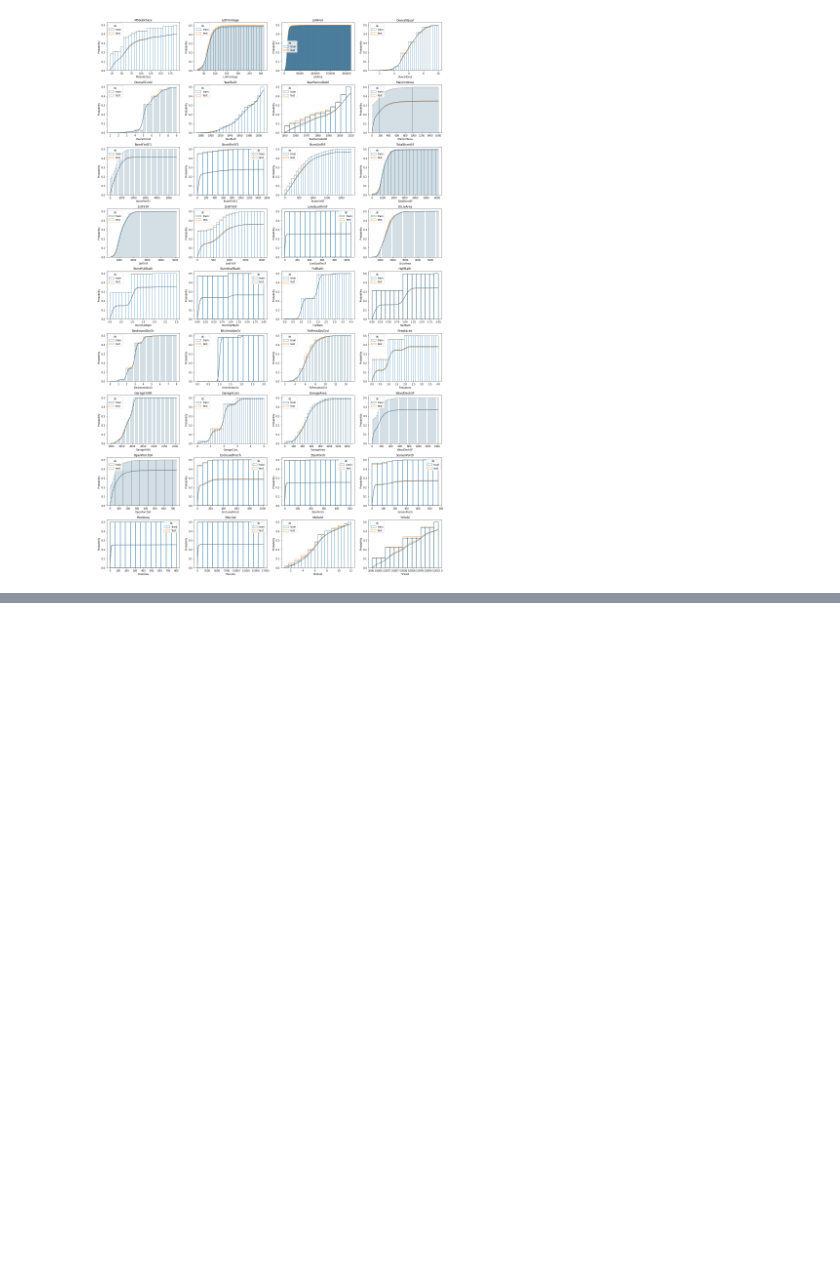
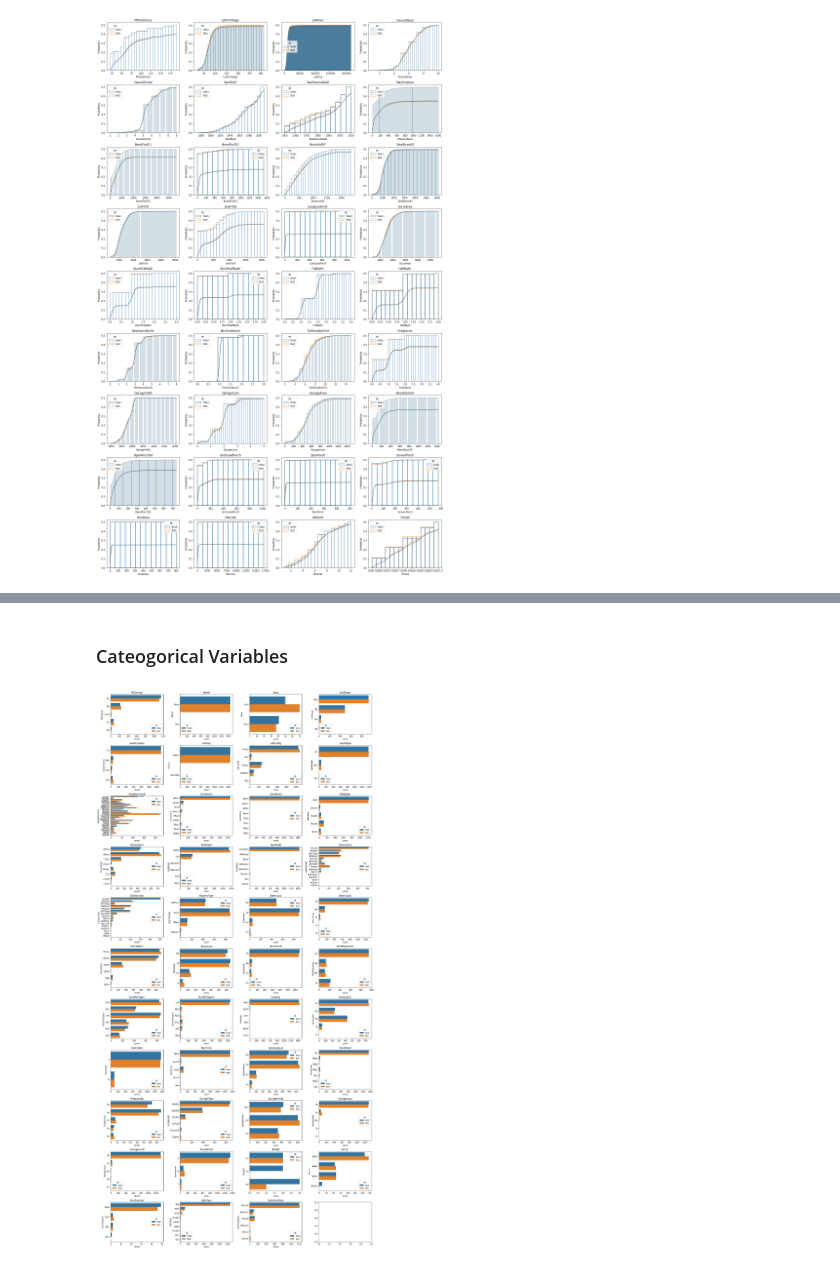
Before and after one commit to Armenian-Data-Science-Community/house-price-prediction, a Jupyter notebook: notebooks/eda.ipynb, the cells around one changed output, grey strips where cells are left out. Drawn from its saved outputs; the diff is of its cells as text; code cells hidden in the pictures; blank space fills up the shorter version.

```diff
--- a/notebooks/eda.ipynb
+++ b/notebooks/eda.ipynb
@@ -72,3 +72,3 @@ plt.show()
 # %%
 numeric_columns = list(mat.columns[1:-1].values)
-categorical_columns = [col for col in data.columns if col not in list(mat.columns.values)]
+categorical_columns = [col for col in data.columns if col not in list(mat.columns.values)][:-1]
@@ -109,0 +111,15 @@ plt.axvline(0.05);
+# %% [markdown]
+### Cateogorical Variables
+# %%
+num_rows=11
+num_cols=4
+fig, ax = plt.subplots(num_rows, num_cols , figsize=(20, 40))
+for row in range(num_rows):
+    for col in range(num_cols):
+        index=row*num_cols+col
+        if index < len(categorical_columns):
+            sns.countplot(y=categorical_columns[index], data=data, ax=ax[row][col], hue='ds').set_title(categorical_columns[index])
+
+plt.tight_layout()
+# %% [output]
+[figure, added]
```
Also changed, not shown: parts of 8 cells of this notebook.
